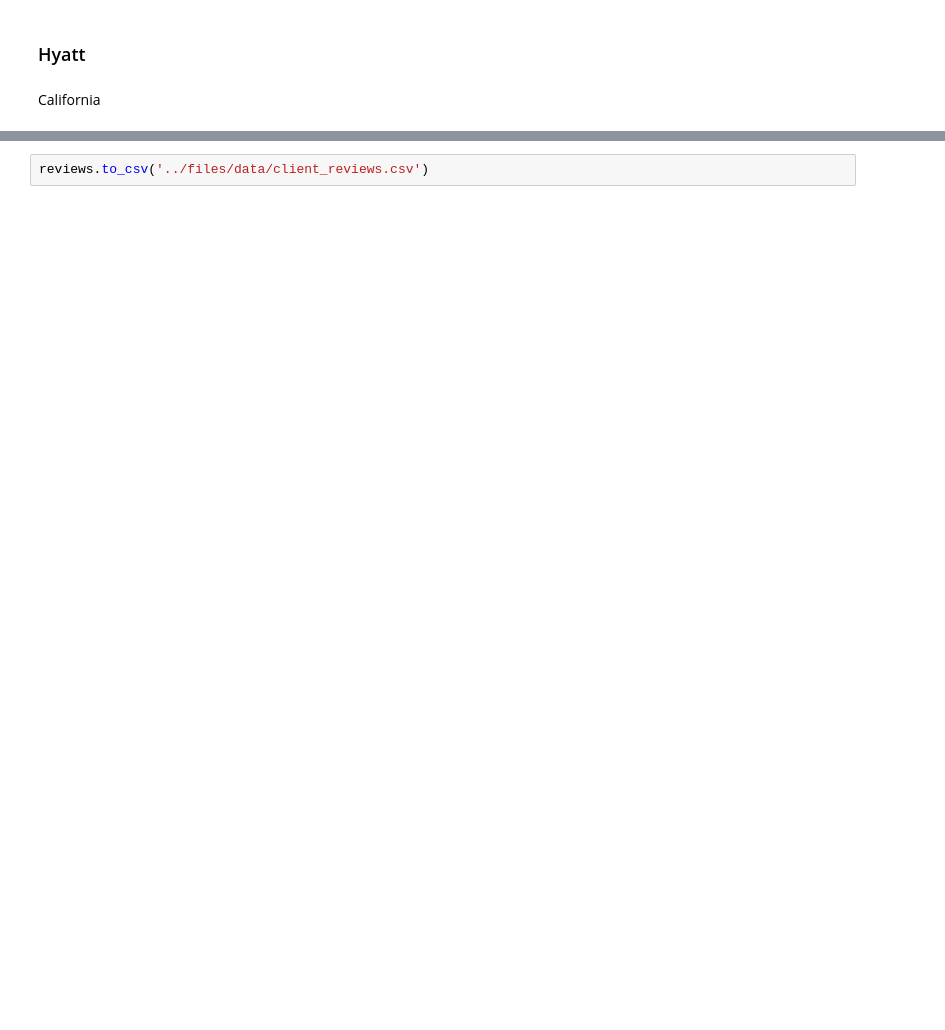
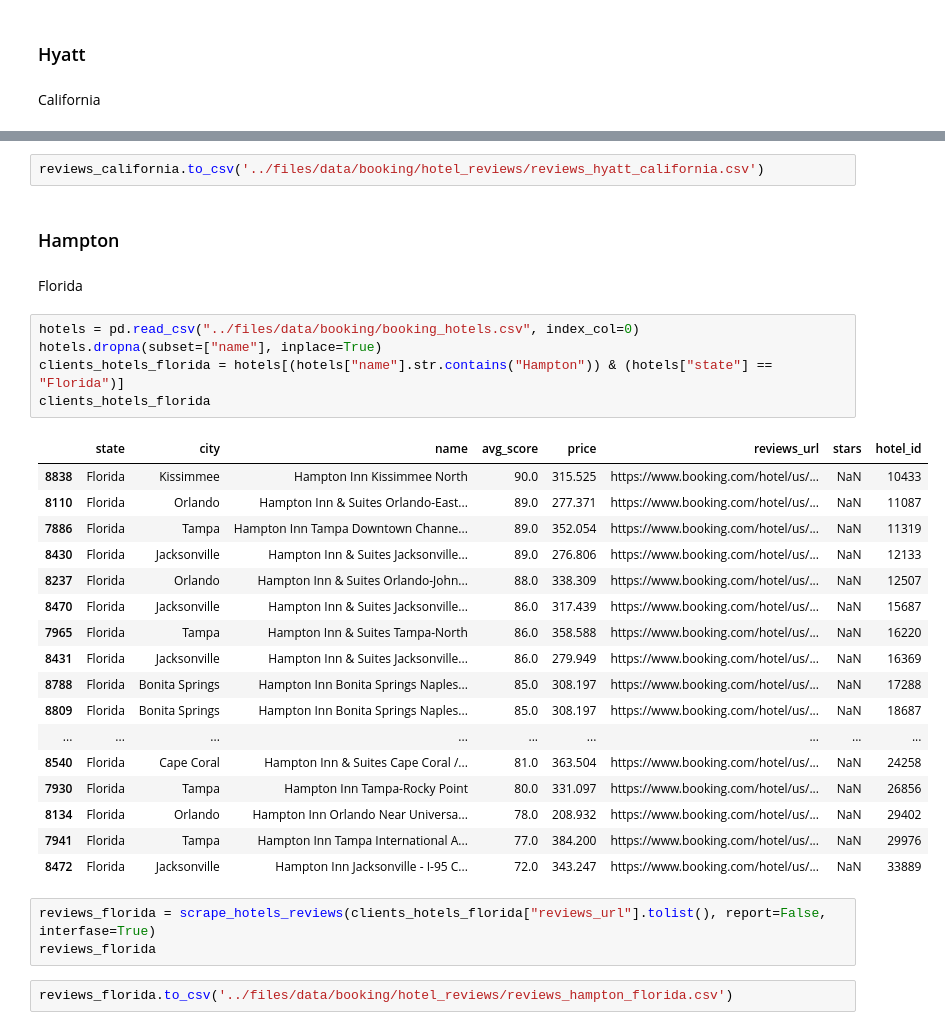
Before and after one commit to LeonardoCostaH/PF_DS_YELP, a Jupyter notebook: scrapping/04_hotels_reviews.ipynb, the cells around one changed output, grey strips where cells are left out. Saved outputs shown, nothing was run; the diff lists cells and outputs as text; blank space fills up the shorter version.

Commit message:
scrapping reviews

```diff
--- a/scrapping/04_hotels_reviews.ipynb
+++ b/scrapping/04_hotels_reviews.ipynb
@@ -247,2 +256,34 @@ reviews
 # %%
-reviews.to_csv('../files/data/client_reviews.csv')
+reviews_california.to_csv('../files/data/booking/hotel_reviews/reviews_hyatt_california.csv')
+# %% [markdown]
+### Hampton
+# %% [markdown]
+Florida
+# %%
+hotels = pd.read_csv("../files/data/booking/booking_hotels.csv", index_col=0)
+hotels.dropna(subset=["name"], inplace=True)
+clients_hotels_florida = hotels[(hotels["name"].str.contains("Hampton")) & (hotels["state"] == "Florida")]
+clients_hotels_florida
+# %% [output]
+|  | state | city | name | avg_score | price | reviews_url | stars | hotel_id |
+| 8838 | Florida | Kissimmee | Hampton Inn Kissimmee North | 90.0 | 315.525 | https://www.booking.com/hotel/us/... | NaN | 10433 |
+| 8110 | Florida | Orlando | Hampton Inn & Suites Orlando-East... | 89.0 | 277.371 | https://www.booking.com/hotel/us/... | NaN | 11087 |
+| 7886 | Florida | Tampa | Hampton Inn Tampa Downtown Channe... | 89.0 | 352.054 | https://www.booking.com/hotel/us/... | NaN | 11319 |
+| 8430 | Florida | Jacksonville | Hampton Inn & Suites Jacksonville... | 89.0 | 276.806 | https://www.booking.com/hotel/us/... | NaN | 12133 |
+| 8237 | Florida | Orlando | Hampton Inn & Suites Orlando-John... | 88.0 | 338.309 | https://www.booking.com/hotel/us/... | NaN | 12507 |
+| 8470 | Florida | Jacksonville | Hampton Inn & Suites Jacksonville... | 86.0 | 317.439 | https://www.booking.com/hotel/us/... | NaN | 15687 |
+| 7965 | Florida | Tampa | Hampton Inn & Suites Tampa-North | 86.0 | 358.588 | https://www.booking.com/hotel/us/... | NaN | 16220 |
+| 8431 | Florida | Jacksonville | Hampton Inn & Suites Jacksonville... | 86.0 | 279.949 | https://www.booking.com/hotel/us/... | NaN | 16369 |
+| 8788 | Florida | Bonita Springs | Hampton Inn Bonita Springs Naples... | 85.0 | 308.197 | https://www.booking.com/hotel/us/... | NaN | 17288 |
+| 8809 | Florida | Bonita Springs | Hampton Inn Bonita Springs Naples... | 85.0 | 308.197 | https://www.booking.com/hotel/us/... | NaN | 18687 |
+| ... | ... | ... | ... | ... | ... | ... | ... | ... |
+| 8540 | Florida | Cape Coral | Hampton Inn & Suites Cape Coral /... | 81.0 | 363.504 | https://www.booking.com/hotel/us/... | NaN | 24258 |
+| 7930 | Florida | Tampa | Hampton Inn Tampa-Rocky Point | 80.0 | 331.097 | https://www.booking.com/hotel/us/... | NaN | 26856 |
+| 8134 | Florida | Orlando | Hampton Inn Orlando Near Universa... | 78.0 | 208.932 | https://www.booking.com/hotel/us/... | NaN | 29402 |
+| 7941 | Florida | Tampa | Hampton Inn Tampa International A... | 77.0 | 384.200 | https://www.booking.com/hotel/us/... | NaN | 29976 |
+| 8472 | Florida | Jacksonville | Hampton Inn Jacksonville - I-95 C... | 72.0 | 343.247 | https://www.booking.com/hotel/us/... | NaN | 33889 |
+# %%
+reviews_florida = scrape_hotels_reviews(clients_hotels_florida["reviews_url"].tolist(), report=False, interfase=True)
+reviews_florida
+# %%
+reviews_florida.to_csv('../files/data/booking/hotel_reviews/reviews_hampton_florida.csv')
```
Also changed, not shown: parts of 4 cells of this notebook, 1 other file.
